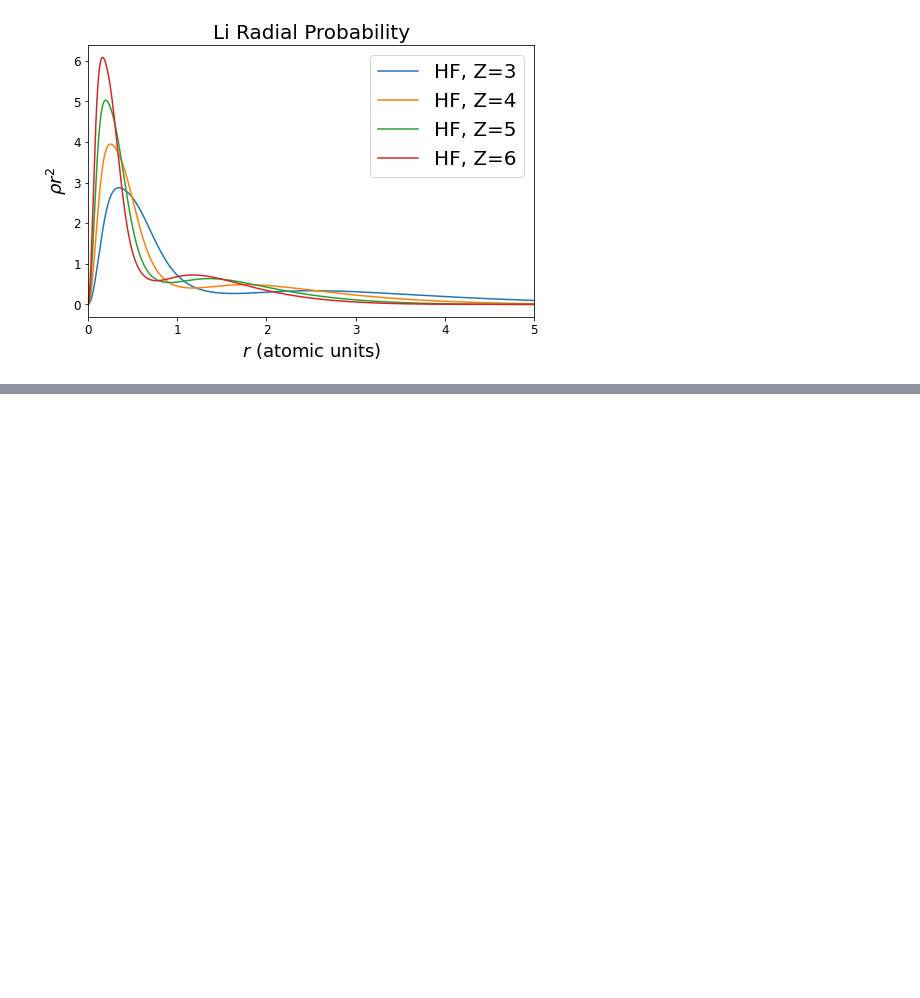
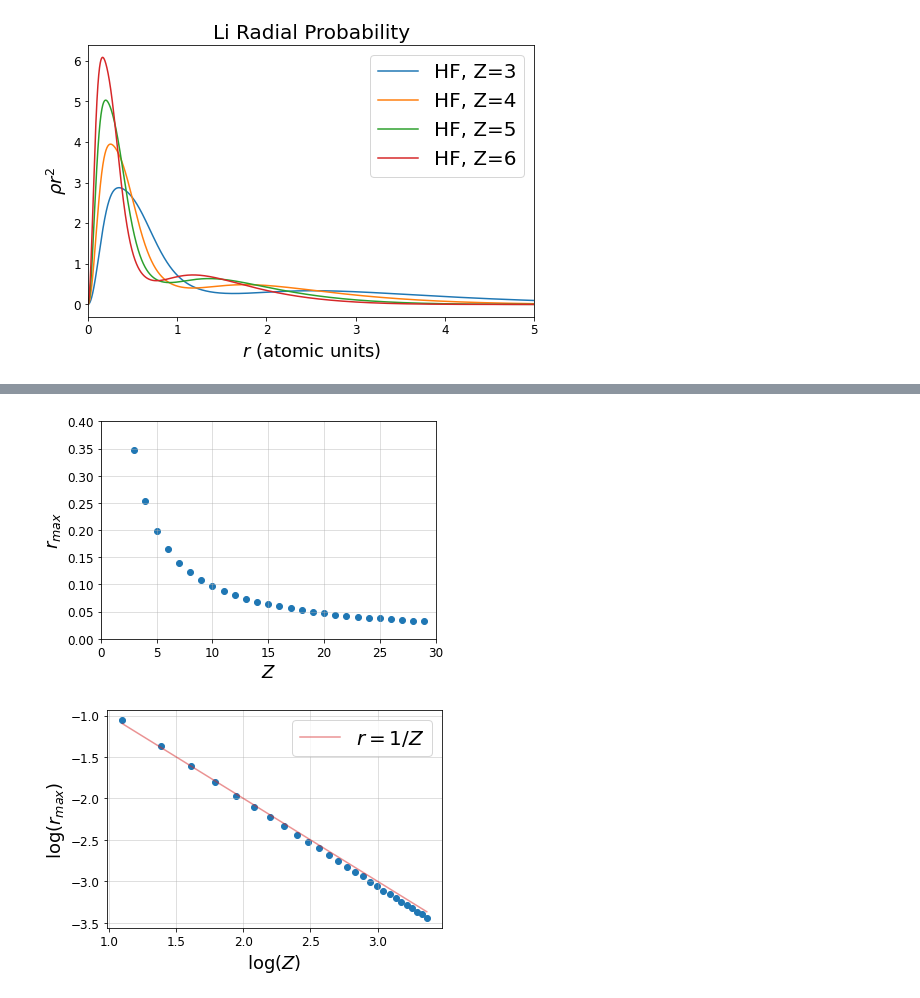
Before and after one commit to eslardet/quantum-chemistry-dissertation, a Jupyter notebook: figures.ipynb, the cells around one changed output, grey strips where cells are left out. Drawn from its saved outputs; the diff is of its cells as text; code cells hidden in the pictures; blank space fills up the shorter version.

```diff
--- a/figures.ipynb
+++ b/figures.ipynb
@@ -522,0 +518,28 @@ plt.show()
+# %%
+### Find mode locations ###
+rs = np.linspace(0,5,10000)
+Zs = np.arange(3, 30)
+modes = []
+
+for Z in Zs:
+    wfn = get_HF_density(element="Li", Z=Z)(rs)
+    modes.append(rs[np.argmax(wfn)])
+
+plt.scatter(Zs, modes)
+plt.xlabel("$Z$")
+plt.ylabel("$r_{max}$")
+plt.xlim([0,30])
+plt.ylim([0,0.4])
+plt.grid(alpha=0.5)
+plt.show()
+
+plt.plot(np.log(Zs), np.log(1/Zs), color="tab:red", alpha=0.5, label="$r=1/Z$")
+plt.scatter(np.log(Zs), np.log(modes))
+plt.xlabel("$\log(Z)$")
+plt.ylabel("$\log(r_{max})$")
+plt.legend()
+plt.grid(alpha=0.5)
+plt.show()
+# %% [output]
+[figure, added]
+[figure, added]
```
Also changed, not shown: parts of 4 cells of this notebook.
